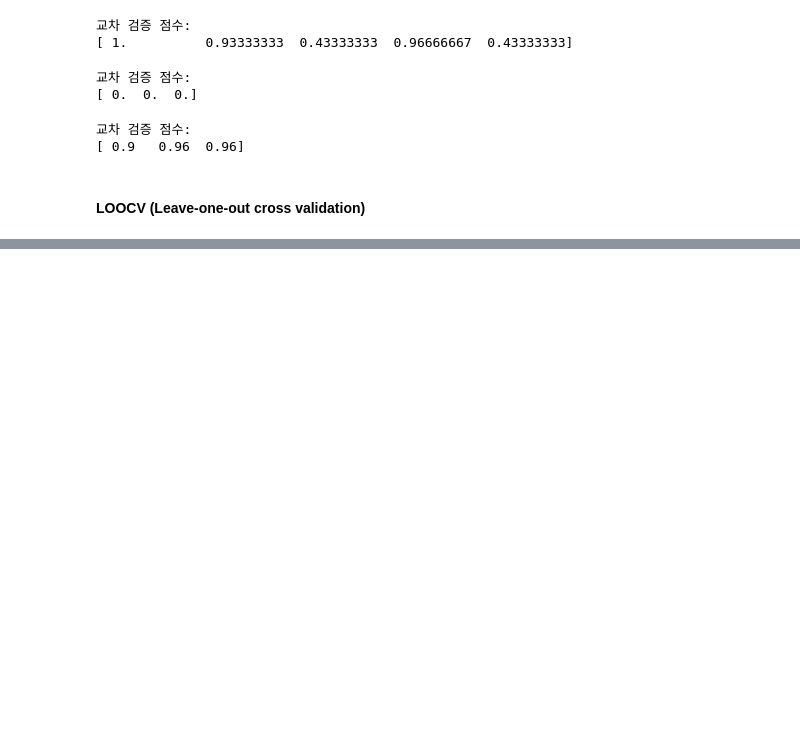
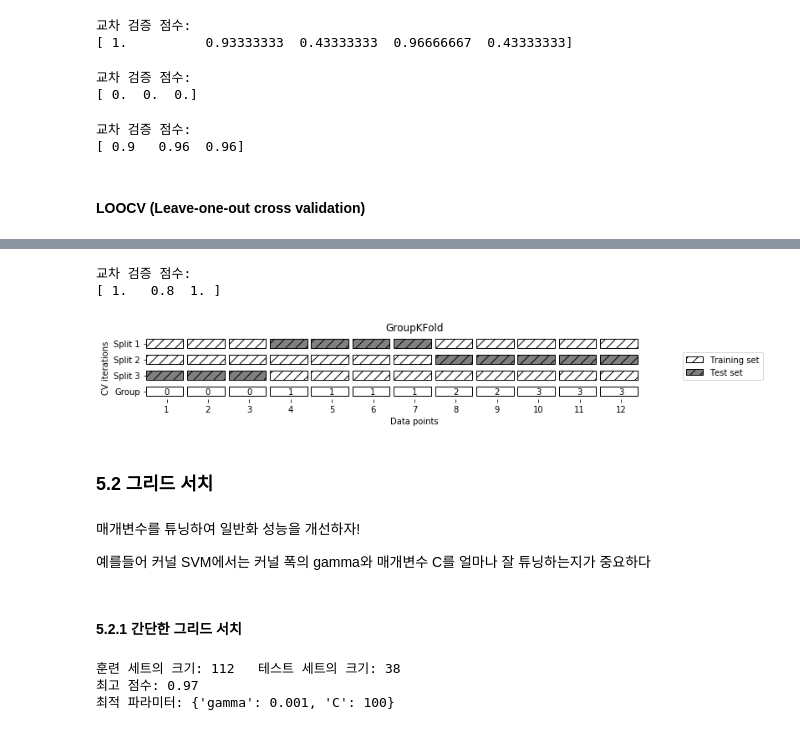
Before and after one commit to lovablebaby/DataScience, a Jupyter notebook: IntroductionToML_ScikitLearn/Introduction to ML with python_ch5.ipynb, the cells around one changed output, grey strips where cells are left out. Drawn from its saved outputs; the diff is of its cells as text; code cells hidden in the pictures; blank space fills up the shorter version.

```diff
--- a/IntroductionToML_ScikitLearn/Introduction to ML with python_ch5.ipynb
+++ b/IntroductionToML_ScikitLearn/Introduction to ML with python_ch5.ipynb
@@ -109,0 +150,27 @@ print("교차 검증 점수:\n{}".format(cross_val_score(logreg, iris.data, iris
+# %%
+from sklearn.model_selection import GroupKFold
+from mglearn.datasets import make_blobs
+
+# 인위적 데이터셋 생성
+X, y = make_blobs(n_samples=12, random_state=0)
+
+# 처음 세 개의 샘플은 같은 그룹에 속하고
+# 다음은 네 개의 샘플이 같습니다.
+groups = [0, 0, 0, 1, 1, 1, 1, 2, 2, 3, 3, 3]
+scores = cross_val_score(logreg, X, y, groups, cv=GroupKFold(n_splits=3))
+print("교차 검증 점수:\n{}".format(scores))
+# %% [output]
+교차 검증 점수:
+[ 1.   0.8  1. ]
+# %%
+mglearn.plots.plot_group_kfold()
+# %% [output]
+[figure, added]
+# %% [markdown]
+### 5.2 그리드 서치
+# %% [markdown]
+매개변수를 튜닝하여 일반화 성능을 개선하자!
+
+예를들어 커널 SVM에서는 커널 폭의 gamma와 매개변수 C를 얼마나 잘 튜닝하는지가 중요하다
+# %% [markdown]
+#### 5.2.1 간단한 그리드 서치
@@ -109,0 +179,28 @@ print("교차 검증 점수:\n{}".format(cross_val_score(logreg, iris.data, iris
+# %%
+# 간단한 그리드 서치 구현
+from sklearn.svm import SVC
+X_train, X_test, y_train, y_test = train_test_split(iris.data, iris.target,
+                                                    random_state=0)
+print("훈련 세트의 크기: {}   테스트 세트의 크기: {}".format(
+      X_train.shape[0], X_test.shape[0]))
+
+best_score = 0
+
+for gamma in [0.001, 0.01, 0.1, 1, 10, 100]:
+    for C in [0.001, 0.01, 0.1, 1, 10, 100]:
+        # 매개변수의 각 조합에 대해 SVC를 훈련시킵니다
+        svm = SVC(gamma=gamma, C=C)
+        svm.fit(X_train, y_train)
+        # 테스트 세트로 SVC를 평가합니다
+        score = svm.score(X_test, y_test)
+        # 점수가 더 높으면 매개변수와 함께 기록합니다
+        if score > best_score:
+            best_score = score
+            best_parameters = {'C': C, 'gamma': gamma}
+
+print("최고 점수: {:.2f}".format(best_score))
+print("최적 파라미터: {}".format(best_parameters))
+# %% [output]
+훈련 세트의 크기: 112   테스트 세트의 크기: 38
+최고 점수: 0.97
+최적 파라미터: {'gamma': 0.001, 'C': 100}
```
Also changed, not shown: parts of 115 cells of this notebook.
